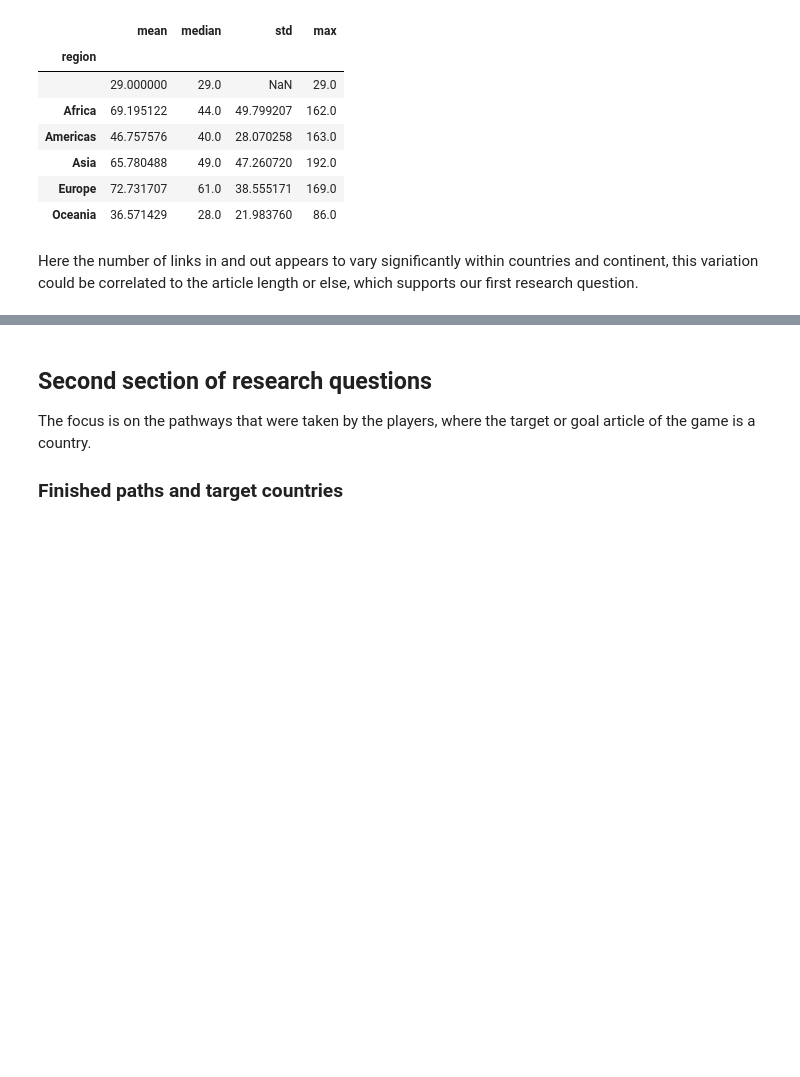
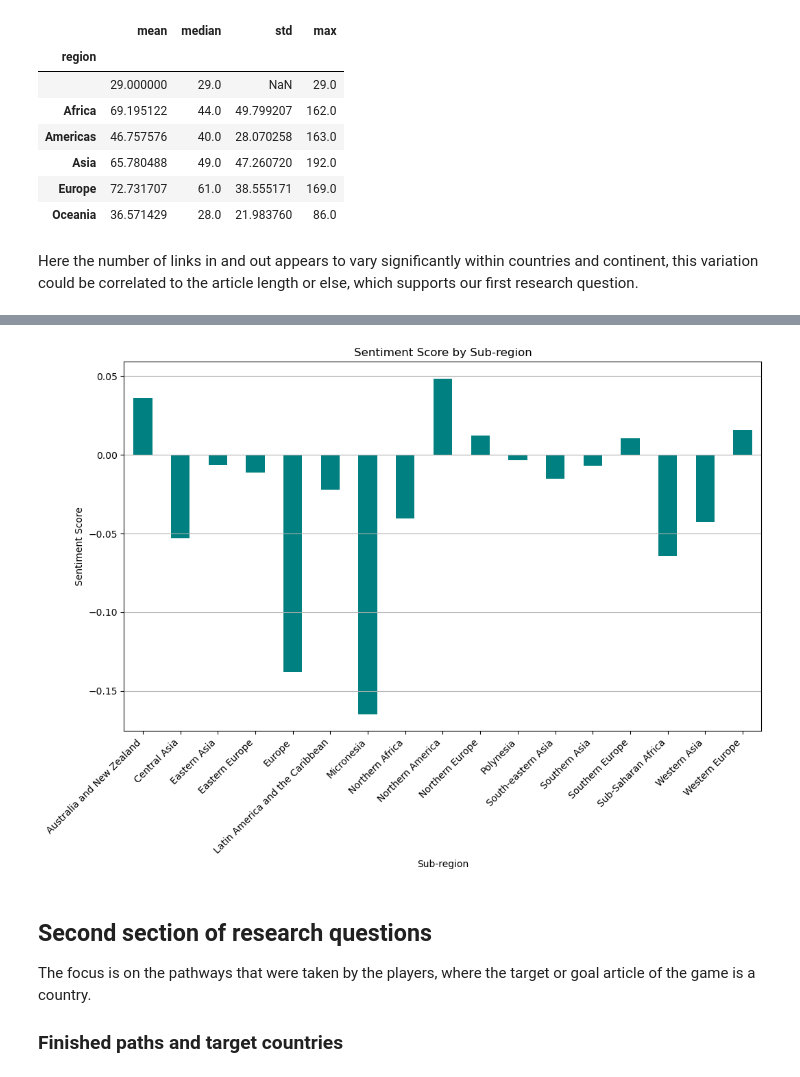
Before and after one commit to epfl-ada/ada-2023-project-jellyfish401, a Jupyter notebook: p2.ipynb, the cells around one changed output, grey strips where cells are left out. Drawn from its saved outputs; the diff is of its cells as text; code cells hidden in the pictures; blank space fills up the shorter version.

```diff
--- a/p2.ipynb
+++ b/p2.ipynb
@@ -450,3 +553,39 @@ Here the number of links in and out appears to vary significantly within countri
+# %%
+import matplotlib.pyplot as plt
+
+# Provided data
+data = {
+    "Sub-region": [
+        "Australia and New Zealand", "Central Asia", "Eastern Asia", "Eastern Europe",
+        "Europe", "Latin America and the Caribbean", "Micronesia", "Northern Africa",
+        "Northern America", "Northern Europe", "Polynesia", "South-eastern Asia",
+        "Southern Asia", "Southern Europe", "Sub-Saharan Africa", "Western Asia",
+        "Western Europe"
+    ],
+    "Sentiment Score": [
+        0.036017, -0.053085, -0.006441, -0.011093, -0.138011, -0.022280, -0.164861,
+        -0.040643, 0.048506, 0.012379, -0.003274, -0.015112, -0.006822, 0.010581,
+        -0.064508, -0.042710, 0.015592
+    ]
+}
+
+# Create DataFrame
+df = pd.DataFrame(data)
+df.set_index("Sub-region", inplace=True)
+
+# Plot
+plt.figure(figsize=(12, 7))
+df['Sentiment Score'].plot(kind='bar', color='teal')
+plt.title('Sentiment Score by Sub-region')
+plt.xlabel('Sub-region')
+plt.ylabel('Sentiment Score')
+plt.xticks(rotation=45, ha='right')
+plt.grid(axis='y')
+
+# Show plot
+plt.show()
+# %% [output]
+[figure, added]
 # %% [markdown]
 ## Second section of research questions
 The focus is on the pathways that were taken by the players, where the target or goal article of the game is a country.
```
Also changed, not shown: parts of 23 cells of this notebook, 2 other files.
